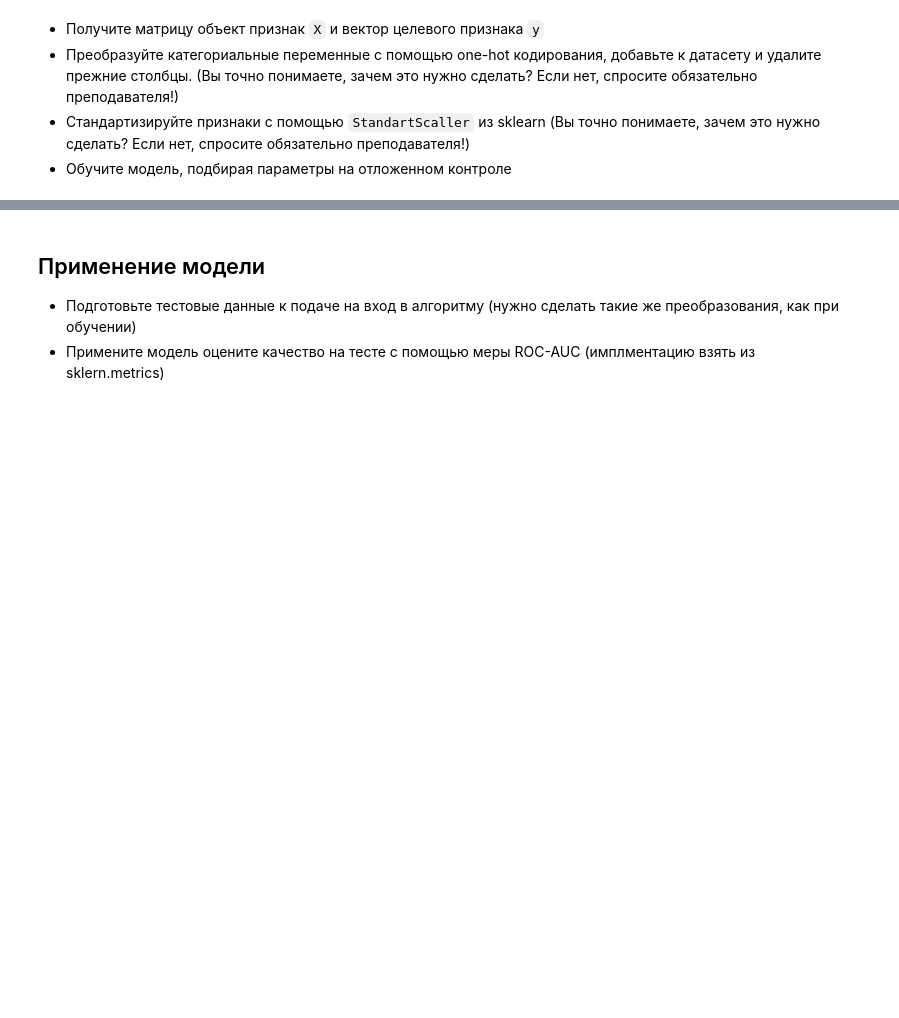
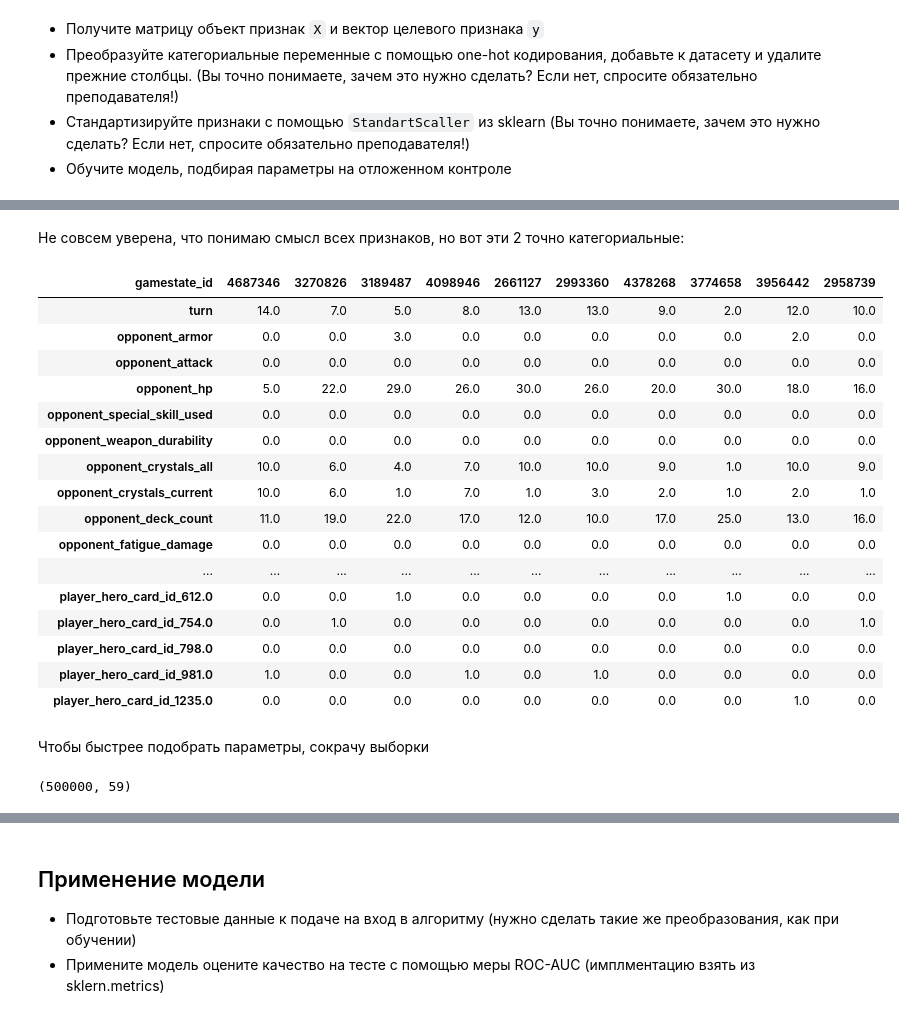
Before and after one commit to irtery/spheremailru, a Jupyter notebook: data_mining/hw3/teryokhina_hw3.ipynb, the cells around one changed output, grey strips where cells are left out. Saved outputs shown, nothing was run; the diff lists cells and outputs as text; code cells hidden in the pictures; blank space fills up the shorter version.

```diff
--- a/data_mining/hw3/teryokhina_hw3.ipynb
+++ b/data_mining/hw3/teryokhina_hw3.ipynb
@@ -541,0 +595,4 @@ df_data.decision.mean()
+# %%
+## Youd Code Here
+X = df_data.drop('decision', axis=1).astype(float)
+y = df_data['decision'].values
@@ -541,0 +622,25 @@ df_data.decision.mean()
+# %% [markdown]
+Не совсем уверена, что понимаю смысл всех признаков, но вот эти 2 точно категориальные:
+# %%
+X = pd.get_dummies(X, columns=['opponent_hero_card_id',
+                               'player_hero_card_id'])
+# %%
+X.head(10).T
+# %% [output]
+| gamestate_id | 4687346 | 3270826 | 3189487 | 4098946 | 2661127 | 2993360 | 4378268 | 3774658 | 3956442 | 2958739 |
+| turn | 14.0 | 7.0 | 5.0 | 8.0 | 13.0 | 13.0 | 9.0 | 2.0 | 12.0 | 10.0 |
+| opponent_armor | 0.0 | 0.0 | 3.0 | 0.0 | 0.0 | 0.0 | 0.0 | 0.0 | 2.0 | 0.0 |
+| opponent_attack | 0.0 | 0.0 | 0.0 | 0.0 | 0.0 | 0.0 | 0.0 | 0.0 | 0.0 | 0.0 |
+| opponent_hp | 5.0 | 22.0 | 29.0 | 26.0 | 30.0 | 26.0 | 20.0 | 30.0 | 18.0 | 16.0 |
+| opponent_special_skill_used | 0.0 | 0.0 | 0.0 | 0.0 | 0.0 | 0.0 | 0.0 | 0.0 | 0.0 | 0.0 |
+| opponent_weapon_durability | 0.0 | 0.0 | 0.0 | 0.0 | 0.0 | 0.0 | 0.0 | 0.0 | 0.0 | 0.0 |
+| opponent_crystals_all | 10.0 | 6.0 | 4.0 | 7.0 | 10.0 | 10.0 | 9.0 | 1.0 | 10.0 | 9.0 |
+| opponent_crystals_current | 10.0 | 6.0 | 1.0 | 7.0 | 1.0 | 3.0 | 2.0 | 1.0 | 2.0 | 1.0 |
+| opponent_deck_count | 11.0 | 19.0 | 22.0 | 17.0 | 12.0 | 10.0 | 17.0 | 25.0 | 13.0 | 16.0 |
+| opponent_fatigue_damage | 0.0 | 0.0 | 0.0 | 0.0 | 0.0 | 0.0 | 0.0 | 0.0 | 0.0 | 0.0 |
+| ... | ... | ... | ... | ... | ... | ... | ... | ... | ... | ... |
+| player_hero_card_id_612.0 | 0.0 | 0.0 | 1.0 | 0.0 | 0.0 | 0.0 | 0.0 | 1.0 | 0.0 | 0.0 |
+| player_hero_card_id_754.0 | 0.0 | 1.0 | 0.0 | 0.0 | 0.0 | 0.0 | 0.0 | 0.0 | 0.0 | 1.0 |
+| player_hero_card_id_798.0 | 0.0 | 0.0 | 0.0 | 0.0 | 0.0 | 0.0 | 0.0 | 0.0 | 0.0 | 0.0 |
+| player_hero_card_id_981.0 | 1.0 | 0.0 | 0.0 | 1.0 | 0.0 | 1.0 | 0.0 | 0.0 | 0.0 | 0.0 |
+| player_hero_card_id_1235.0 | 0.0 | 0.0 | 0.0 | 0.0 | 0.0 | 0.0 | 0.0 | 0.0 | 1.0 | 0.0 |
@@ -541,0 +655,6 @@ df_data.decision.mean()
+# %% [markdown]
+Чтобы быстрее подобрать параметры, сокрачу выборки
+# %%
+X.shape
+# %% [output]
+(500000, 59)
```
Also changed, not shown: parts of 35 cells of this notebook, 4 other files.
